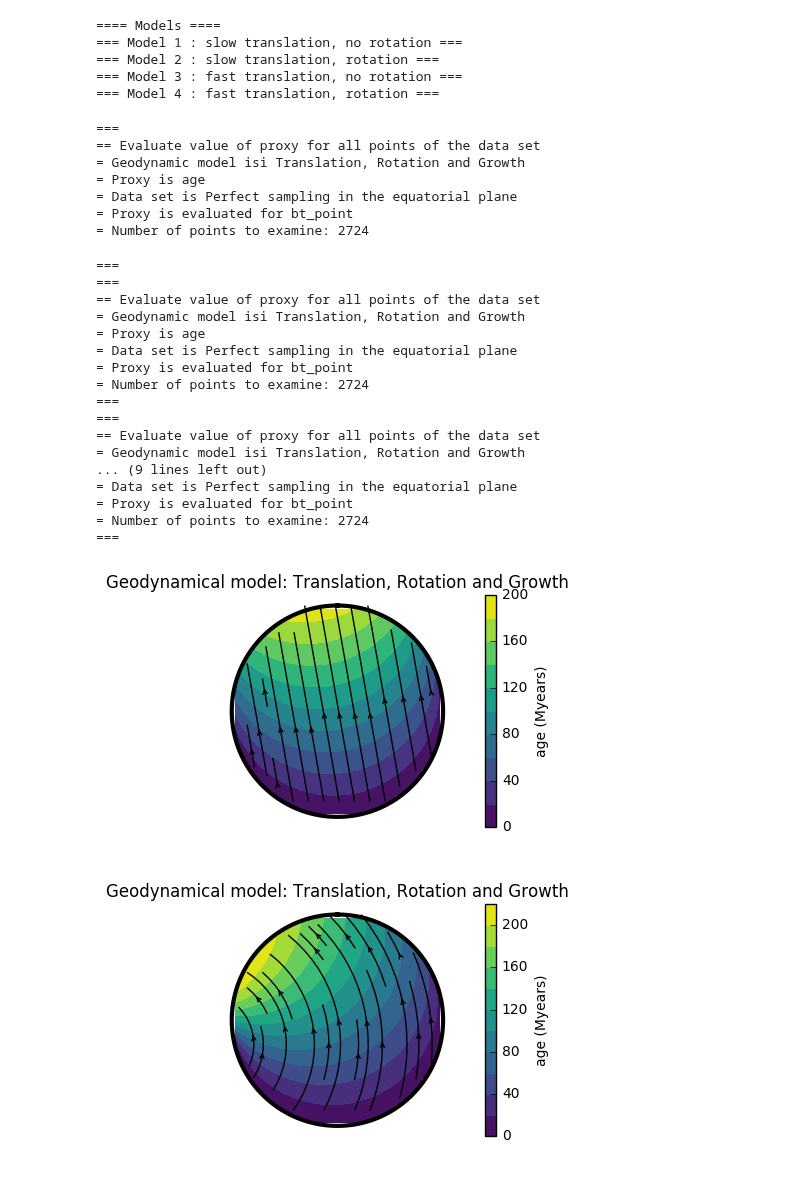
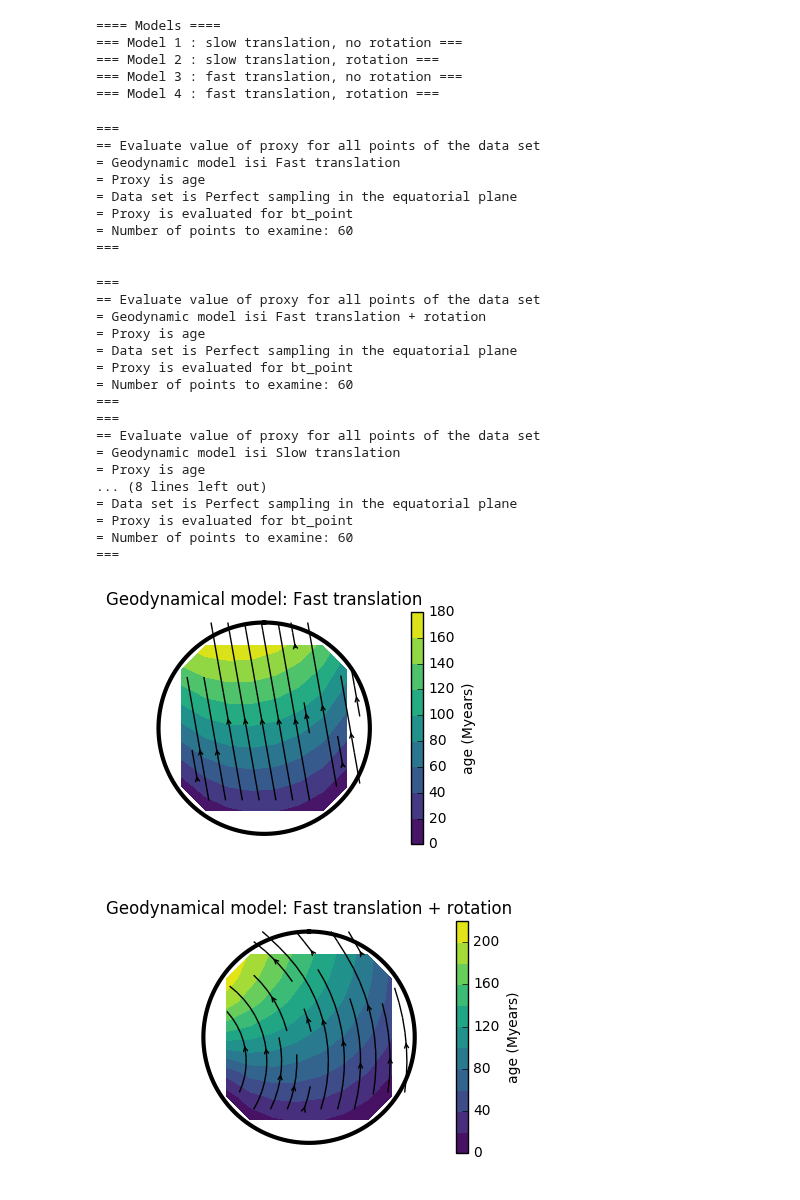
Before and after one commit to MarineLasbleis/GrowYourIC, a Jupyter notebook: notebooks/Fig3.ipynb, the cells around one changed output. Saved outputs shown, nothing was run; the diff lists cells and outputs as text; code cells hidden in the pictures.

```diff
--- a/notebooks/Fig3.ipynb
+++ b/notebooks/Fig3.ipynb
@@ -33,13 +33,13 @@ v_slow = 0.8
 omega_slow = 1.57
 exponent_slow = 1.
 velocity_slow = geodyn_trg.translation_velocity(velocity_center, v_slow)
+
+
 proxy_type = "growth rate"#"growth rate"
 proxy_name = "growth rate (km/Myears)" #growth rate (km/Myears)"
 proxy_lim = None
 
 print("=== Model 1 : slow translation, no rotation ===")
-
-
 SlowTranslation = geodyn_trg.TranslationGrowthRotation() #can do all the models presented in the paper
 parameters = dict({'units': units,
               'rICB': rICB,
@@ -51,11 +51,10 @@ parameters = dict({'units': units,
               'proxy_name': proxy_name,
               'proxy_lim': proxy_lim})
 SlowTranslation.set_parameters(parameters)
+SlowTranslation.name = "Slow translation"
 SlowTranslation.define_units()
 
 print("=== Model 2 : slow translation, rotation ===")
-
-
 SlowTranslation2 = geodyn_trg.TranslationGrowthRotation() #can do all the models presented in the paper
 parameters = dict({'units': units,
               'rICB': rICB,
@@ -67,6 +66,7 @@ parameters = dict({'units': units,
               'proxy_name': proxy_name,
               'proxy_lim': proxy_lim})
 SlowTranslation2.set_parameters(parameters)
+SlowTranslation2.name = "Slow translation + rotation"
 SlowTranslation2.define_units()
 
 #Fast translation
@@ -77,13 +77,13 @@ maxAge = 2.*time_translation/1e6
 velocity_fast = geodyn_trg.translation_velocity(velocity_center, v_fast)
 exponent_fast = 0.1
 
+
 proxy_type = "age"
 proxy_name = "age (Myears)" #growth rate (km/Myears)"
 proxy_lim = [0, maxAge]
 
+
 print("=== Model 3 : fast translation, no rotation ===")
-
-
 FastTranslation = geodyn_trg.TranslationGrowthRotation() #can do all the models presented in the paper
 parameters = dict({'units': units,
               'rICB': rICB,
@@ -95,11 +95,10 @@ parameters = dict({'units': units,
               'proxy_name': proxy_name,
               'proxy_lim': proxy_lim})
 FastTranslation.set_parameters(parameters)
-FastTranslation.name =
+FastTranslation.name = "Fast translation"
 FastTranslation.define_units()
 
 print("=== Model 4 : fast translation, rotation ===")
-
 FastTranslation2 = geodyn_trg.TranslationGrowthRotation() #can do all the models presented in the paper
 parameters = dict({'units': units,
               'rICB': rICB,
@@ -111,6 +110,7 @@ parameters = dict({'units': units,
               'proxy_name': proxy_name,
               'proxy_lim': proxy_lim})
 FastTranslation2.set_parameters(parameters)
+FastTranslation2.name = "Fast translation + rotation"
 FastTranslation2.define_units()
 # %% [output]
 ==== Models ====
@@ -119,42 +119,43 @@ FastTranslation2.define_units()
 === Model 3 : fast translation, no rotation ===
 === Model 4 : fast translation, rotation ===
 # %%
-npoints = 60 #number of points in the x direction for the data set.
+npoints = 10 #number of points in the x direction for the data set.
 data_set = data.PerfectSamplingEquator(npoints, rICB = 1.)
 data_set.method = "bt_point"
 
 proxy = geodyn.evaluate_proxy(data_set, FastTranslation, proxy_type="age", verbose = False)
 data_set.plot_c_vec(FastTranslation, proxy=proxy, cm=cm, nameproxy="age (Myears)")
 proxy = geodyn.evaluate_proxy(data_set, FastTranslation2, proxy_type="age", verbose = False)
 data_set.plot_c_vec(FastTranslation2, proxy=proxy, cm=cm, nameproxy="age (Myears)")
 proxy = geodyn.evaluate_proxy(data_set, SlowTranslation, proxy_type="age", verbose = False)
 data_set.plot_c_vec(SlowTranslation, proxy=proxy, cm=cm, nameproxy="age (Myears)")
 proxy = geodyn.evaluate_proxy(data_set, SlowTranslation2, proxy_type="age", verbose = False)
-data_set.plot_c_vec(SlowTranslation, proxy=proxy, cm=cm, nameproxy="age (Myears)")
+data_set.plot_c_vec(SlowTranslation2, proxy=proxy, cm=cm, nameproxy="age (Myears)")
 # %% [output]
 ===
 == Evaluate value of proxy for all points of the data set
-= Geodynamic model isi Translation, Rotation and Growth
+= Geodynamic model isi Fast translation
 = Proxy is age
 = Data set is Perfect sampling in the equatorial plane
 = Proxy is evaluated for bt_point
-= Number of points to examine: 2724
+= Number of points to examine: 60
+===
+===
+== Evaluate value of proxy for all points of the data set
+= Geodynamic model isi Fast translation + rotation
+= Proxy is age
+= Data set is Perfect sampling in the equatorial plane
+= Proxy is evaluated for bt_point
+= Number of points to examine: 60
 ===
 ===
 == Evaluate value of proxy for all points of the data set
-= Geodynamic model isi Translation, Rotation and Growth
+= Geodynamic model isi Slow translation
 = Proxy is age
+... (8 lines left out)
 = Data set is Perfect sampling in the equatorial plane
 = Proxy is evaluated for bt_point
-= Number of points to examine: 2724
+= Number of points to examine: 60
 ===
-===
-== Evaluate value of proxy for all points of the data set
-= Geodynamic model isi Translation, Rotation and Growth
-... (9 lines left out)
-= Data set is Perfect sampling in the equatorial plane
-= Proxy is evaluated for bt_point
-= Number of points to examine: 2724
-===
-[figure, old version]
+[figure, new version]
-[figure, old version]
+[figure, new version]
```
Also changed, not shown: parts of 1 cell of this notebook.
